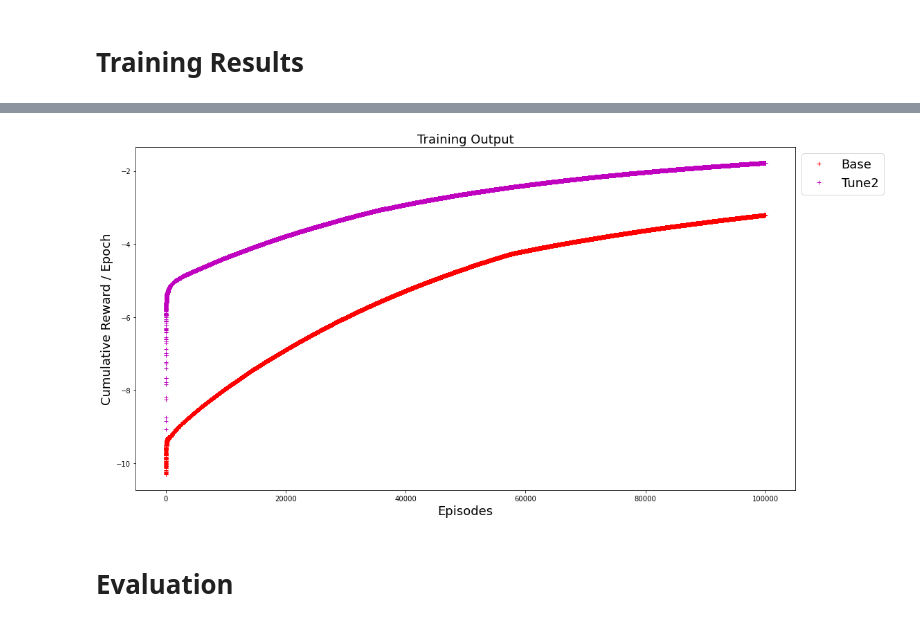
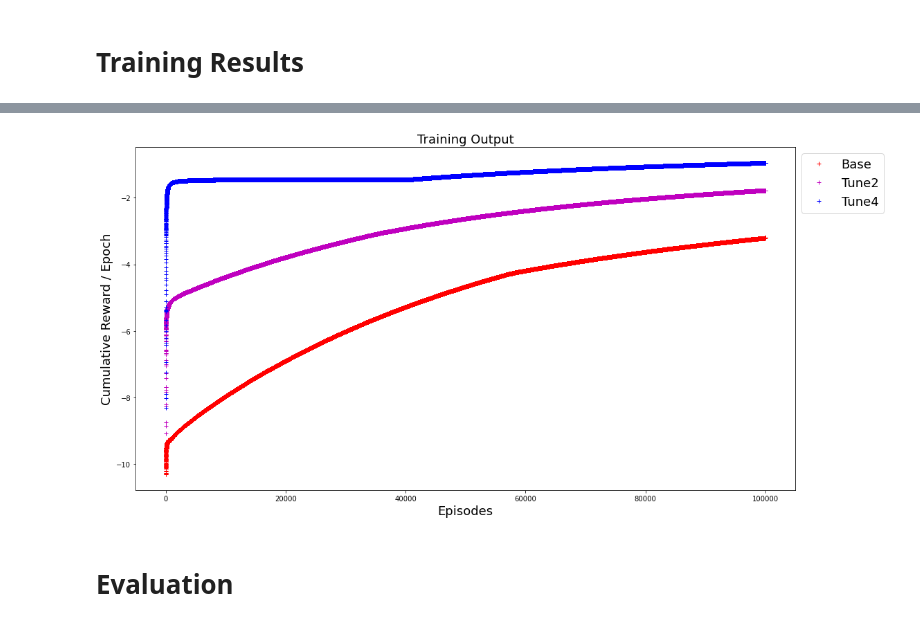
Before and after one commit to bernardosaab/INM707-Deep-Learning, a Jupyter notebook: INM7Coursework.ipynb, the cells around one changed output, grey strips where cells are left out. Cells and saved outputs as stored; diff of their text form; code cells hidden in the pictures.

```diff
--- a/INM7Coursework.ipynb
+++ b/INM7Coursework.ipynb
@@ -631,15 +647,16 @@ AllSearchResults=pd.read_csv('AllSearchResults.csv')
 # %%
 fig=plt.figure(figsize=(16,8),tight_layout=True)
 ax1=fig.add_subplot()
 ax1.plot(AllSearchResults['Base'],'+r',label ='Base')
 ax1.plot(AllSearchResults['Tune2'],'+m',label ='Tune2')
+ax1.plot(AllSearchResults['Tune4'],'+b',label ='Tune4')
 ax1.set_xlabel("Episodes",fontsize=18)
 ax1.set_ylabel("Cumulative Reward / Epoch",fontsize=18)
 ax1.legend(loc=2,fontsize=18,bbox_to_anchor=(1, 1))
 plt.title("Training Output",fontsize=18)
 plt.show()
 # %% [output]
-[figure, old version]
+[figure, new version]
 # %% [markdown]
 # Evaluation
 # %%
```
Also changed, not shown: parts of 5 cells of this notebook.
